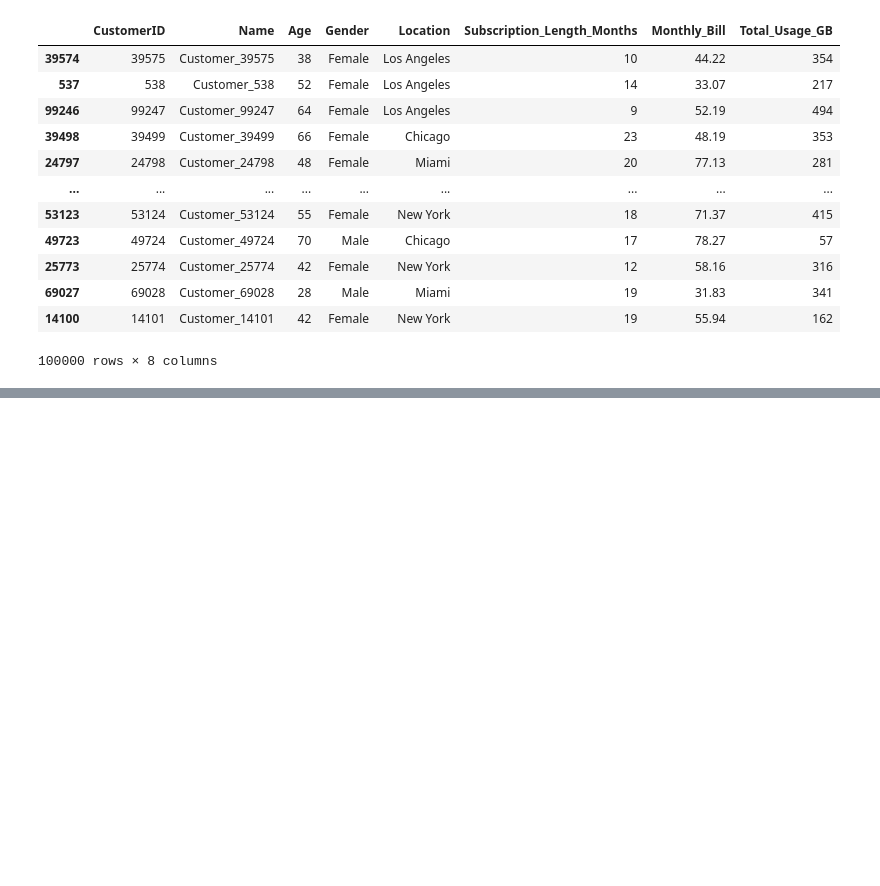
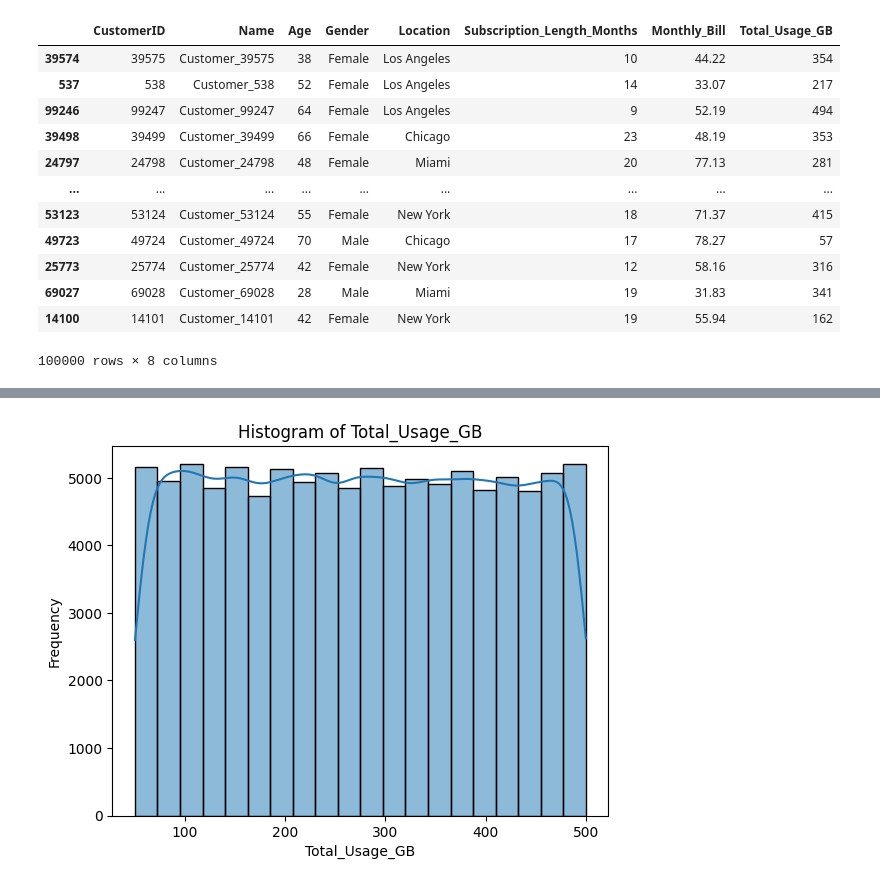
Before and after one commit to kunalnischal7/CustomerChurnPrediction, a Jupyter notebook: CustomerChurnPrediction.ipynb, the cells around one changed output, grey strips where cells are left out. Cells and saved outputs as stored; diff of their text form; code cells hidden in the pictures; blank space fills up the shorter version.

```diff
--- a/CustomerChurnPrediction.ipynb
+++ b/CustomerChurnPrediction.ipynb
@@ -58,0 +188,9 @@ X
+# %%
+feature_to_plot = 'Total_Usage_GB'
+sns.histplot(dfnew[feature_to_plot], bins=20, kde=True)
+plt.xlabel(feature_to_plot)
+plt.ylabel('Frequency')
+plt.title(f'Histogram of {feature_to_plot}')
+plt.show()
+# %% [output]
+[figure, added]
```
Also changed, not shown: parts of 36 cells of this notebook.
